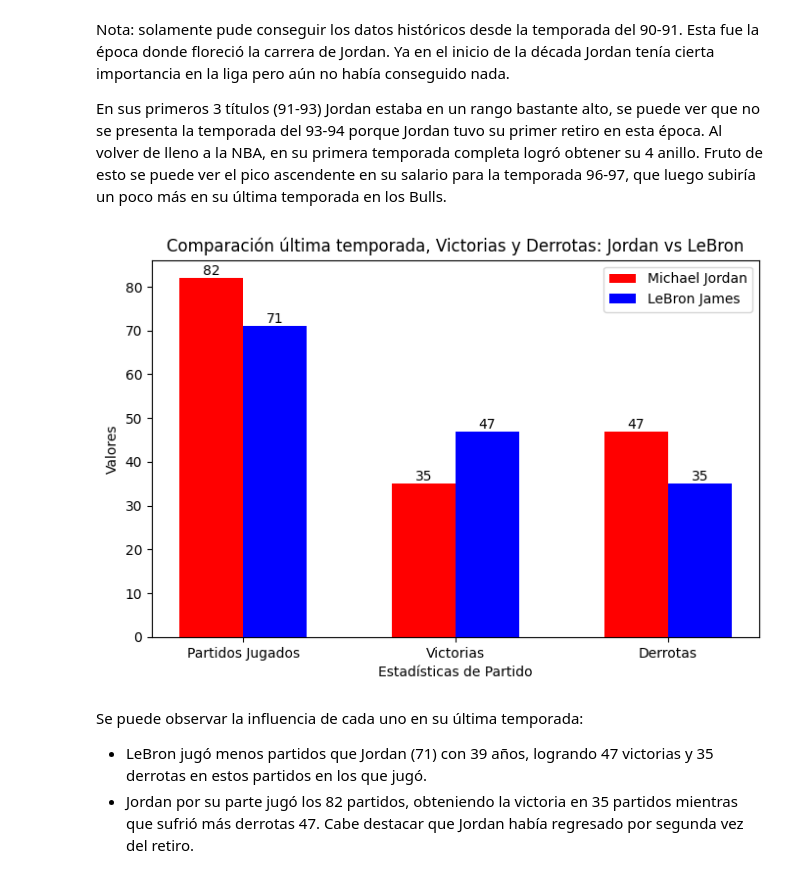
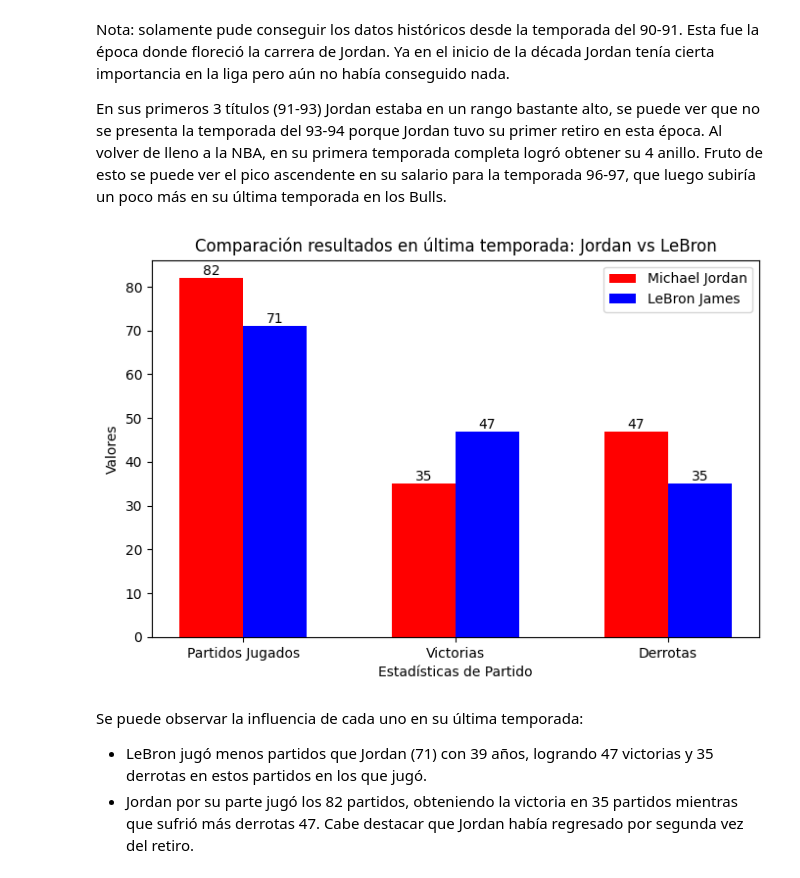
Before and after one commit to ngcarvajall/Proyecto5-GOAT_MJ_LJ, a Jupyter notebook: Notebooks/Loading.ipynb, the cells around one changed output. Drawn from its saved outputs; the diff is of its cells as text; code cells hidden in the pictures.

```diff
--- a/Notebooks/Loading.ipynb
+++ b/Notebooks/Loading.ipynb
@@ -886,39 +901,33 @@ Nota: solamente pude conseguir los datos históricos desde la temporada del 90-9
 
 En sus primeros 3 títulos (91-93) Jordan estaba en un rango bastante alto, se puede ver que no se presenta la temporada del 93-94 porque Jordan tuvo su primer retiro en esta época. Al volver de lleno a la NBA, en su primera temporada completa logró obtener su 4 anillo. Fruto de esto se puede ver el pico ascendente en su salario para la temporada 96-97, que luego subiría un poco más en su última temporada en los Bulls.
 # %%
-import matplotlib.pyplot as plt
-
 metrics = ['Partidos Jugados', 'Victorias', 'Derrotas']
 values_mj = [82, 35, 47]
 values_lj = [71, 47, 35]
 
 x_positions = [0, 1, 2]
 
 width = 0.3
 
-# Crear la figura
 fig, ax = plt.subplots(figsize=(8, 5))
 
-# Graficar las barras de Jordan y LeBron
 bars_mj = ax.bar([x - width/2 for x in x_positions], values_mj, width, label='Michael Jordan', color='red')
 bars_lj = ax.bar([x + width/2 for x in x_positions], values_lj, width, label='LeBron James', color='blue')
 
-# Añadir etiquetas y título
 ax.set_xlabel('Estadísticas de Partido')
 ax.set_ylabel('Valores')
-ax.set_title('Comparación última temporada, Victorias y Derrotas: Jordan vs LeBron')
+ax.set_title('Comparación resultados en última temporada: Jordan vs LeBron')
 ax.set_xticks(x_positions)
 ax.set_xticklabels(metrics)
 ax.legend()
 
-# Añadir los valores encima de las barras
 for bar in bars_mj + bars_lj:
     yval = bar.get_height()
     ax.text(bar.get_x() + bar.get_width() / 2, yval, int(yval), ha='center', va='bottom')
 
 plt.show()
 # %% [output]
-[figure, old version]
+[figure, new version]
 # %% [markdown]
 Se puede observar la influencia de cada uno en su última temporada:
 - LeBron jugó menos partidos que Jordan (71) con 39 años, logrando 47 victorias y 35 derrotas en estos partidos en los que jugó.
```
Also changed, not shown: parts of 19 cells of this notebook, 1 other file.
